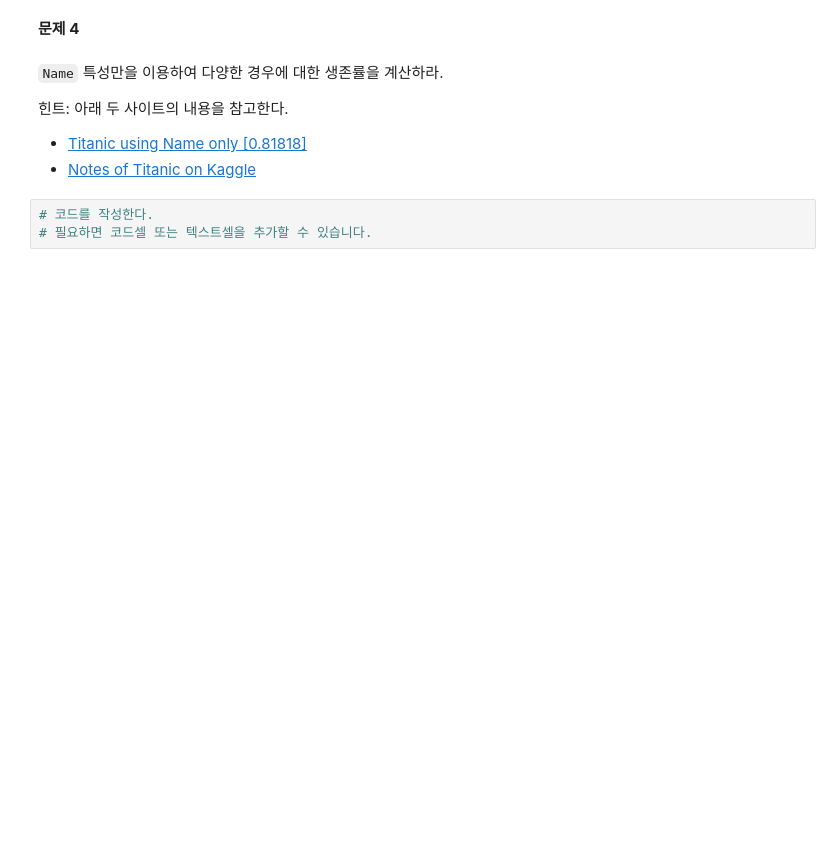
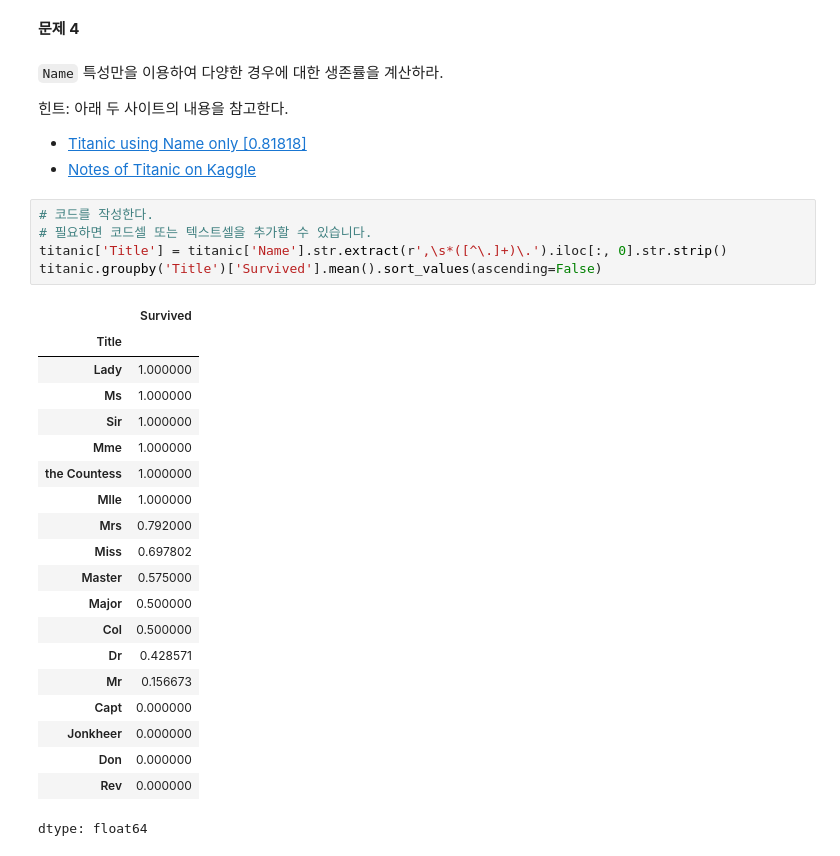
Before and after one commit to sh-coding/-, a Jupyter notebook: practices/practice-probability.ipynb, the cells around one changed output. Drawn from its saved outputs; the diff is of its cells as text; blank space fills up the shorter version.

```diff
--- a/practices/practice-probability.ipynb
+++ b/practices/practice-probability.ipynb
@@ -833,3 +881,26 @@ dtype: int64
 # %%
 # 코드를 작성한다.
 # 필요하면 코드셀 또는 텍스트셀을 추가할 수 있습니다.
+titanic['Title'] = titanic['Name'].str.extract(r',\s*([^\.]+)\.').iloc[:, 0].str.strip()
+titanic.groupby('Title')['Survived'].mean().sort_values(ascending=False)
+# %% [output]
+|  | Survived |
+| Title |  |
+| Lady | 1.000000 |
+| Ms | 1.000000 |
+| Sir | 1.000000 |
+| Mme | 1.000000 |
+| the Countess | 1.000000 |
+| Mlle | 1.000000 |
+| Mrs | 0.792000 |
+| Miss | 0.697802 |
+| Master | 0.575000 |
+| Major | 0.500000 |
+| Col | 0.500000 |
+| Dr | 0.428571 |
+| Mr | 0.156673 |
+| Capt | 0.000000 |
+| Jonkheer | 0.000000 |
+| Don | 0.000000 |
+| Rev | 0.000000 |
+dtype: float64
```
Also changed, not shown: parts of 19 cells of this notebook.
